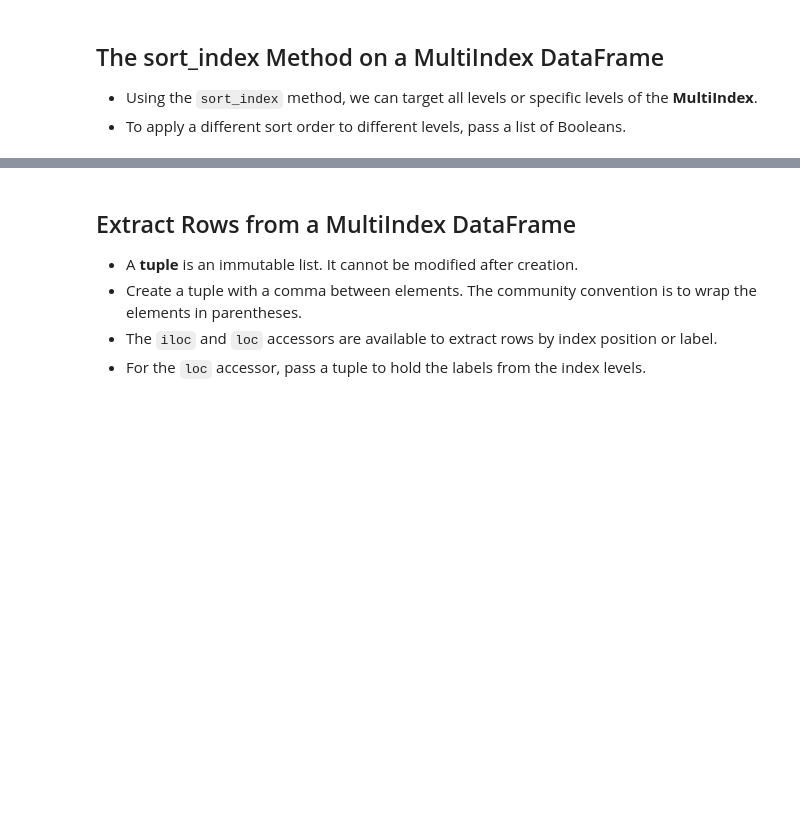
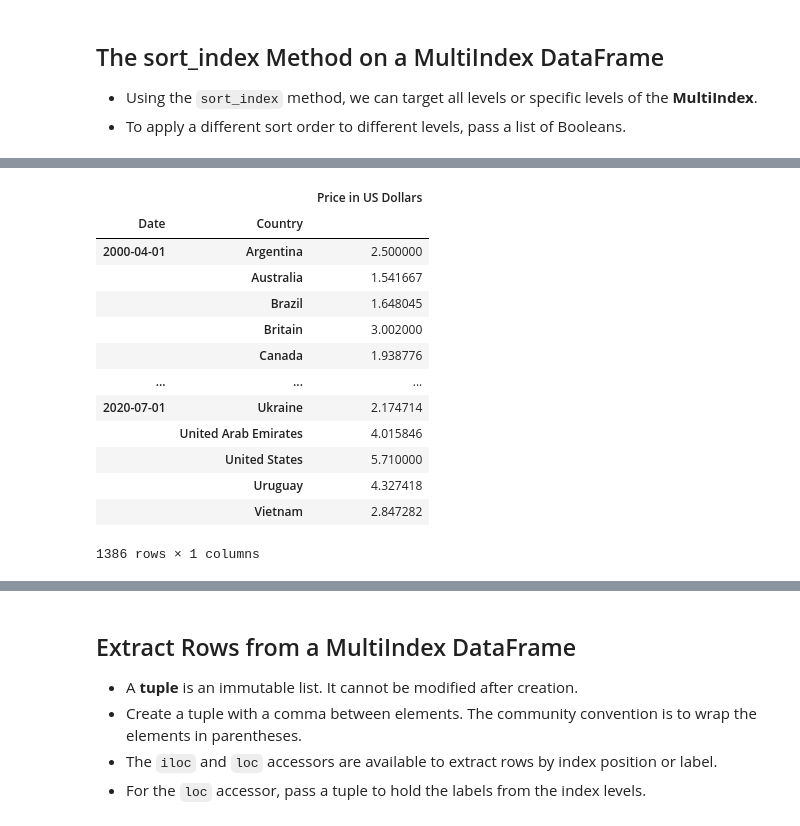
Before and after one commit to kon-mat/DataAnalysis, a Jupyter notebook: Python/Udemy/DataAnalysisWithPandasAndPython/Complete/08 - MultiIndex.ipynb, the cells around one changed output, grey strips where cells are left out. Cells and saved outputs as stored; diff of their text form; code cells hidden in the pictures; blank space fills up the shorter version.

Commit message:
Udemy python - MultiIndex

```diff
--- a/Python/Udemy/DataAnalysisWithPandasAndPython/Complete/08 - MultiIndex.ipynb
+++ b/Python/Udemy/DataAnalysisWithPandasAndPython/Complete/08 - MultiIndex.ipynb
@@ -322,3 +322,6 @@ bigmac.head()
 ## The sort_index Method on a MultiIndex DataFrame
 - Using the `sort_index` method, we can target all levels or specific levels of the **MultiIndex**.
 - To apply a different sort order to different levels, pass a list of Booleans.
+# %%
+bigmac = pd.read_csv("bigmac.csv", parse_dates=["Date"], date_format="%Y-%m-%d", index_col=["Date", "Country"])
+bigmac.head()
@@ -324,0 +336,18 @@ bigmac.head()
+# %%
+# domyślnie metoda sort_index sortuje wszystkie indeksy po kolei
+bigmac.sort_index()
+# %% [output]
+|  |  | Price in US Dollars |
+| Date | Country |  |
+| 2000-04-01 | Argentina | 2.500000 |
+|  | Australia | 1.541667 |
+|  | Brazil | 1.648045 |
+|  | Britain | 3.002000 |
+|  | Canada | 1.938776 |
+| ... | ... | ... |
+| 2020-07-01 | Ukraine | 2.174714 |
+|  | United Arab Emirates | 4.015846 |
+|  | United States | 5.710000 |
+|  | Uruguay | 4.327418 |
+|  | Vietnam | 2.847282 |
+1386 rows × 1 columns
```
Also changed, not shown: parts of 4 cells of this notebook.
